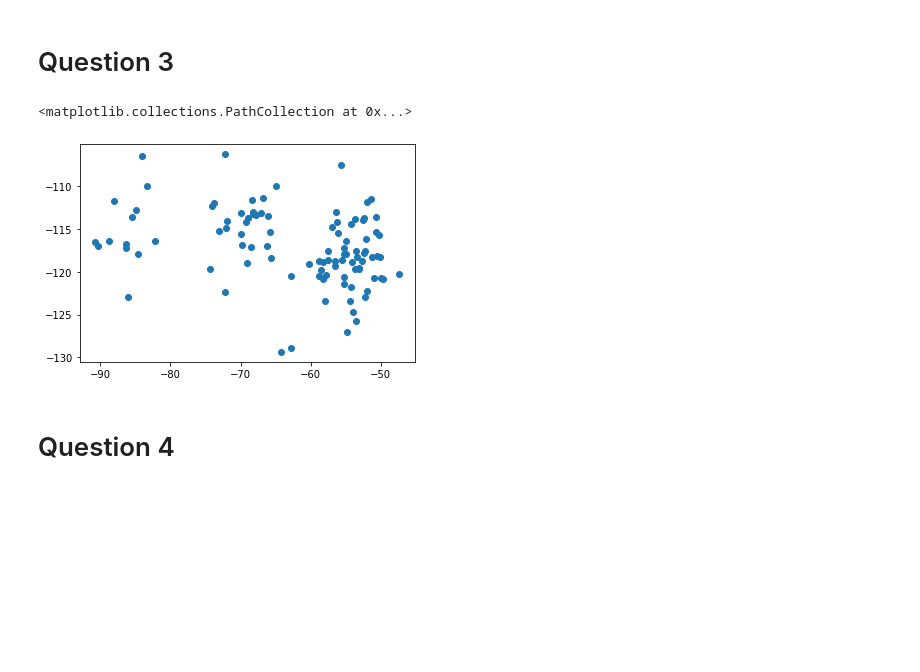
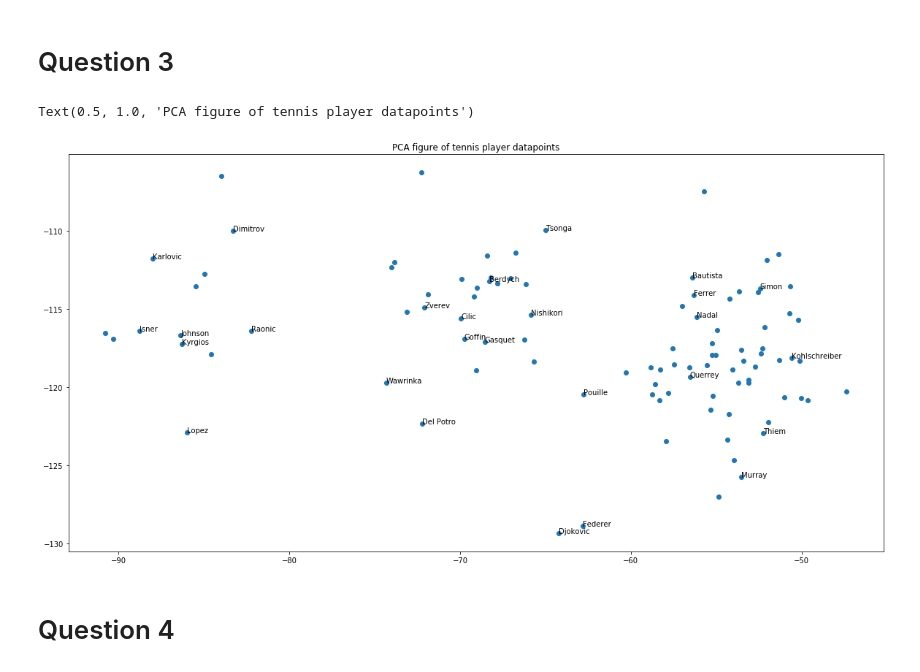
Before and after one commit to olivierdesclaux/coursework, a Jupyter notebook: TD4.ipynb, the cells around one changed output. Saved outputs shown, nothing was run; the diff lists cells and outputs as text; code cells hidden in the pictures; blank space fills up the shorter version.

```diff
--- a/TD4.ipynb
+++ b/TD4.ipynb
@@ -28,4 +28,4 @@ def extractioncsv(fichiercsv):
             liste.append(ligne)
     return liste
 
-TennisChiffres=extractioncsv(r'C:\Users\Olivier Desclaux\Map572\TennisChiffresTop100_2018.csv')
+TennisChiffres=extractioncsv('Tennis Data.csv')
@@ -170,11 +168,20 @@ def projection (dataframe):
 #     plt.scatter(X,Y)
     return X,Y
 # %%
-plt.scatter(projection(data)[0], projection(data)[1])
-plt.label("PCA figure of tennis player datapoints")
+projected_data_1 = projection(data)[0]
+projected_data_2 = projection(data)[1]
+
+fig, ax = plt.subplots(figsize = (20,10))
+
+plt.scatter(projected_data_1, projected_data_2)
+for i,txt in enumerate(data.index):
+    ax.annotate(txt, (projected_data_1[i], projected_data_2[i]))
+
+
+plt.title("PCA figure of tennis player datapoints")
 # %% [output]
-<matplotlib.collections.PathCollection at 0x...>
+Text(0.5, 1.0, 'PCA figure of tennis player datapoints')
-[figure, old version]
+[figure, new version]
 # %% [markdown]
 # Question 4
 # %%
```
Also changed, not shown: parts of 3 cells of this notebook, 1 other file.
